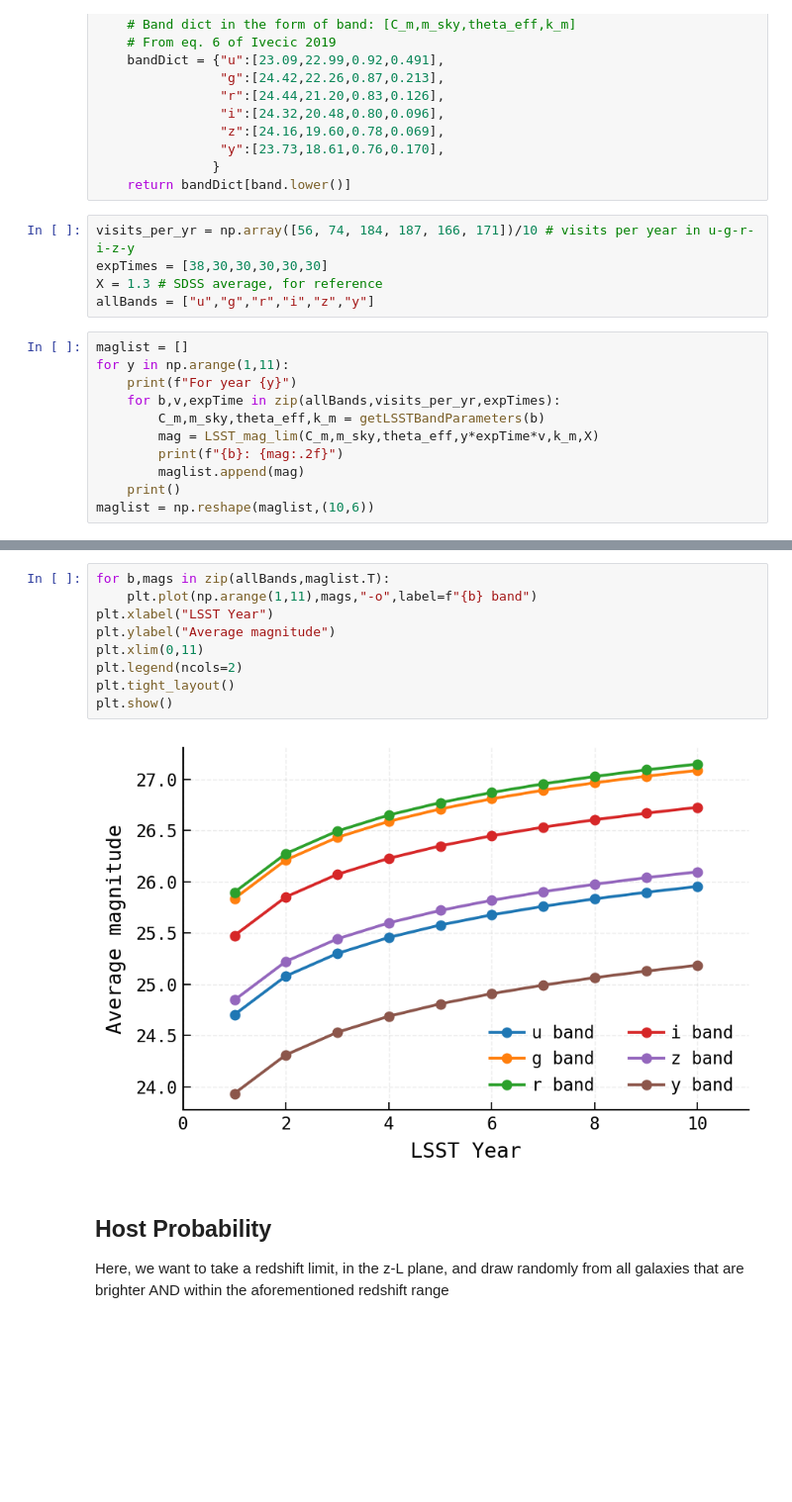
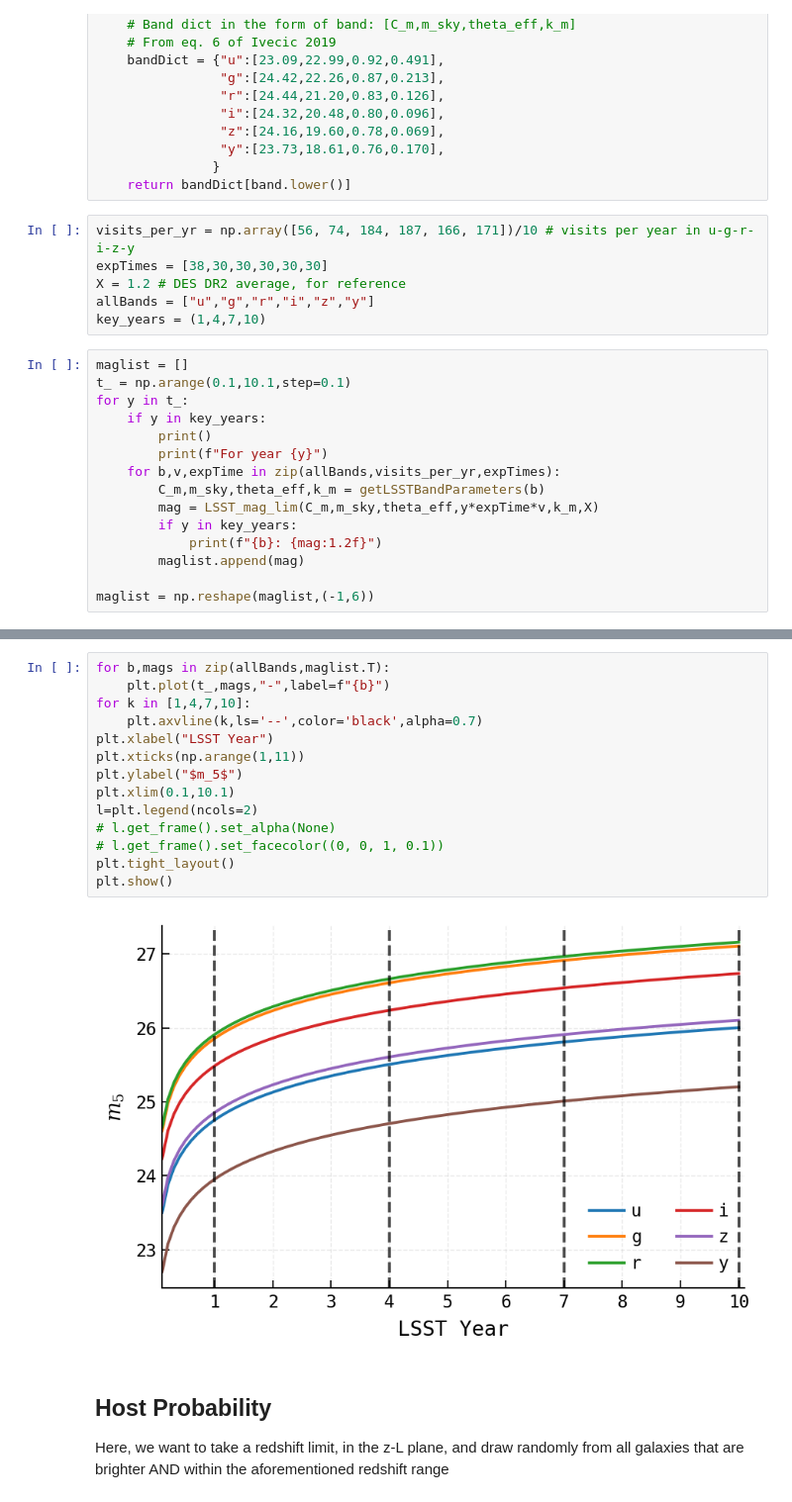
Before and after one commit to LSSTDESC/gwStreetlights, a Jupyter notebook: CBCCats/SkySim_validation_uniformParent.ipynb, the cells around one changed output, grey strips where cells are left out. Shown at 99% size. Cells and saved outputs as stored; diff of their text form; blank space fills up the shorter version.

```diff
--- a/CBCCats/SkySim_validation_uniformParent.ipynb
+++ b/CBCCats/SkySim_validation_uniformParent.ipynb
@@ -103,17 +103,22 @@ def getLSSTBandParameters(band):
 # %%
 visits_per_yr = np.array([56, 74, 184, 187, 166, 171])/10 # visits per year in u-g-r-i-z-y
 expTimes = [38,30,30,30,30,30]
-X = 1.3 # SDSS average, for reference
+X = 1.2 # DES DR2 average, for reference
 allBands = ["u","g","r","i","z","y"]
+key_years = (1,4,7,10)
 # %%
 maglist = []
-for y in np.arange(1,11):
-    print(f"For year {y}")
+t_ = np.arange(0.1,10.1,step=0.1)
+for y in t_:
+    if y in key_years:
+        print()
+        print(f"For year {y}")
     for b,v,expTime in zip(allBands,visits_per_yr,expTimes):
         C_m,m_sky,theta_eff,k_m = getLSSTBandParameters(b)
         mag = LSST_mag_lim(C_m,m_sky,theta_eff,y*expTime*v,k_m,X)
-        print(f"{b}: {mag:.2f}")
+        if y in key_years:
+            print(f"{b}: {mag:1.2f}")
         maglist.append(mag)
-    print()
-maglist = np.reshape(maglist,(10,6))
+
+maglist = np.reshape(maglist,(-1,6))
 # %% [output]
@@ -137,14 +142,19 @@ y: 25.19
 # %%
 for b,mags in zip(allBands,maglist.T):
-    plt.plot(np.arange(1,11),mags,"-o",label=f"{b} band")
+    plt.plot(t_,mags,"-",label=f"{b}")
+for k in [1,4,7,10]:
+    plt.axvline(k,ls='--',color='black',alpha=0.7)
 plt.xlabel("LSST Year")
-plt.ylabel("Average magnitude")
-plt.xlim(0,11)
-plt.legend(ncols=2)
+plt.xticks(np.arange(1,11))
+plt.ylabel("$m_5$")
+plt.xlim(0.1,10.1)
+l=plt.legend(ncols=2)
+# l.get_frame().set_alpha(None)
+# l.get_frame().set_facecolor((0, 0, 1, 0.1))
 plt.tight_layout()
 plt.show()
 # %% [output]
-[figure, old version]
+[figure, new version]
 # %% [markdown]
 ## Host Probability
 
```
Also changed, not shown: parts of 3 cells of this notebook.
